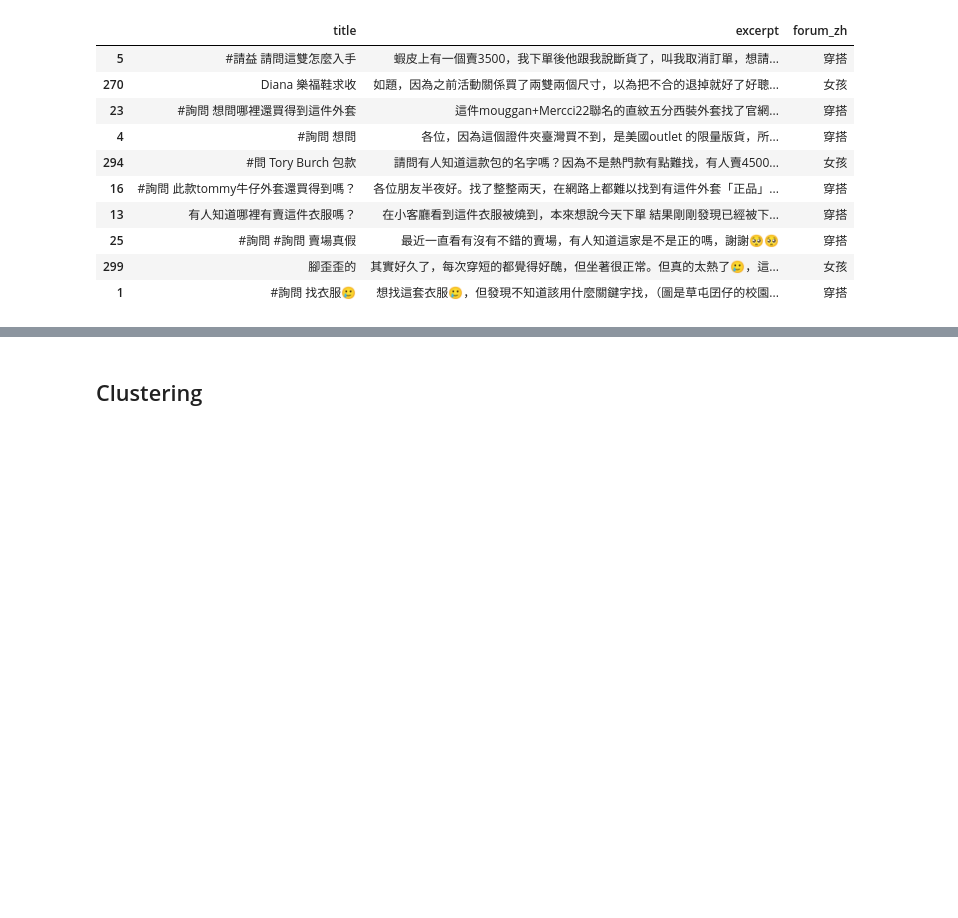
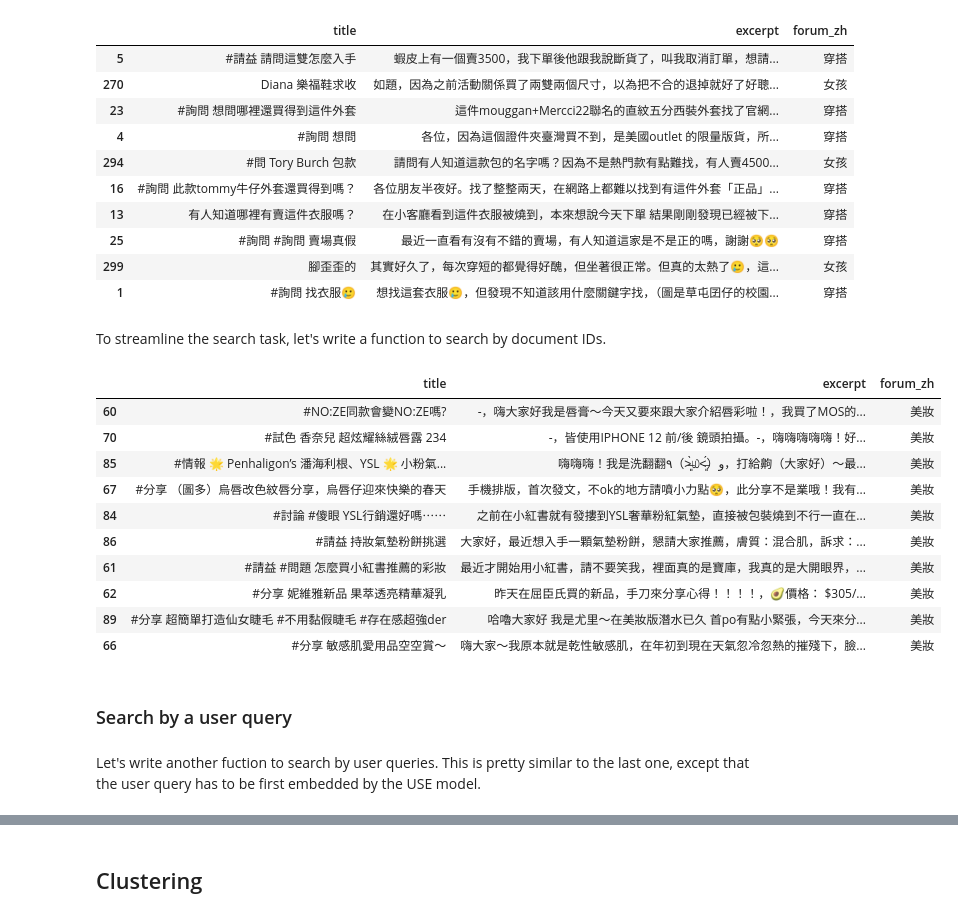
Before and after one commit to howard-haowen/NLP-demos, a Jupyter notebook: NSYSU/W05-transformer-and-document-similarity.ipynb, the cells around one changed output, grey strips where cells are left out. Cells and saved outputs as stored; diff of their text form; code cells hidden in the pictures; blank space fills up the shorter version.

```diff
--- a/NSYSU/W05-transformer-and-document-similarity.ipynb
+++ b/NSYSU/W05-transformer-and-document-similarity.ipynb
@@ -155,10 +173,10 @@ numpy.ndarray
 # %% [markdown]
 The following snippet is taken from [this post](https://towardsdatascience.com/how-to-build-a-semantic-search-engine-with-transformers-and-faiss-dcbea307a0e8).
 # %%
-def create_index_embeddings(doc_vectors: np.array,
-                            index_series: np.array):
+def create_index_embeddings(embed_arrays: np.array,
+                            index_arrays: np.array):
     # Step 1: Change data type
-    embeddings = np.array([embedding for embedding in doc_vectors]).astype("float32")
+    embeddings = embed_arrays.astype("float32")
 
     # Step 2: Instantiate the index using a type of distance, which is L2 here
     index = faiss.IndexFlatL2(embeddings.shape[1])
@@ -167,7 +185,7 @@ def create_index_embeddings(doc_vectors: np.array,
     index = faiss.IndexIDMap(index)
 
     # Step 4: Add vectors and their IDs
-    index.add_with_ids(embeddings, index_series)
+    index.add_with_ids(embeddings, index_arrays)
 
     return index, embeddings
 # %%
@@ -183,5 +205,4 @@ Let's retrieve the 10 nearest neighbours of the document with the ID 5.
 # %%
-docid = 5
 D, I = index.search(np.array([faiss_embeddings[docid]]), k=10)
 print(f'L2 distance: {D.flatten().tolist()}\n\nDoc IDs: {I.flatten().tolist()}')
 # %% [output]
@@ -217,3 +238,41 @@ df.loc[I.flatten(), cols_to_show]
 | 25 | #詢問 #詢問 賣場真假 | 最近一直看有沒有不錯的賣場，有人知道這家是不是正的嗎，謝謝🥺🥺 | 穿搭 |
 | 299 | 腳歪歪的 | 其實好久了，每次穿短的都覺得好醜，但坐著很正常。但真的太熱了🥲，這... | 女孩 |
 | 1 | #詢問 找衣服🥲 | 想找這套衣服🥲，但發現不知道該用什麼關鍵字找，（圖是草屯囝仔的校園... | 穿搭 |
+# %% [markdown]
+To streamline the search task, let's write a function to search by document IDs.
+# %%
+def search_by_docid(docid: int, #Docid in the corpus
+                    index=index, #Faiss index
+                    faiss_embeddings=faiss_embeddings, #Faiss embeddings
+                    df=df, #Corpus in dataframe
+                    topK=10): #TopK results
+
+    # make sure the docid is in the corpus
+    assert df.index.min() <= docid <= df.index.max()
+
+    # indexes of the topK nearest neighbors of the query text
+    D, I = index.search(np.array([faiss_embeddings[docid]]), k=topK)
+
+    # results
+    cols_to_show = ['title', 'excerpt', 'forum_zh']
+    results_df = df.loc[I.flatten(), cols_to_show]
+    return results_df
+# %%
+results_df = search_by_docid(60)
+results_df
+# %% [output]
+|  | title | excerpt | forum_zh |
+| 60 | #NO:ZE同款會變NO:ZE嗎? | -，嗨大家好我是唇膏～今天又要來跟大家介紹唇彩啦！，我買了MOS的... | 美妝 |
+| 70 | #試色 香奈兒 超炫耀絲絨唇露 234 | -，皆使用IPHONE 12 前/後 鏡頭拍攝。-，嗨嗨嗨嗨嗨！好... | 美妝 |
+| 85 | #情報 🌟 Penhaligon’s 潘海利根、YSL 🌟 小粉氣... | 嗨嗨嗨！我是洗翻翻٩（˃̶͈̀௰˂̶͈́）و，打給齁（大家好）～最... | 美妝 |
+| 67 | #分享 （圖多）烏唇改色紋唇分享，烏唇仔迎來快樂的春天 | 手機排版，首次發文，不ok的地方請噴小力點🥺，此分享不是業哦！我有... | 美妝 |
+| 84 | #討論 #傻眼 YSL行銷還好嗎⋯⋯ | 之前在小紅書就有發摟到YSL奢華粉紅氣墊，直接被包裝燒到不行一直在... | 美妝 |
+| 86 | #請益 持妝氣墊粉餅挑選 | 大家好，最近想入手一顆氣墊粉餅，懇請大家推薦，膚質：混合肌，訴求：... | 美妝 |
+| 61 | #請益 #問題 怎麼買小紅書推薦的彩妝 | 最近才開始用小紅書，請不要笑我，裡面真的是寶庫，我真的是大開眼界，... | 美妝 |
+| 62 | #分享 妮維雅新品 果萃透亮精華凝乳 | 昨天在屈臣氏買的新品，手刀來分享心得！！！！，🥑價格： $305/... | 美妝 |
+| 89 | #分享 超簡單打造仙女睫毛 #不用黏假睫毛 #存在感超強der | 哈嚕大家好 我是尤里～在美妝版潛水已久 首po有點小緊張，今天來分... | 美妝 |
+| 66 | #分享 敏感肌愛用品空空賞～ | 嗨大家～我原本就是乾性敏感肌，在年初到現在天氣忽冷忽熱的摧殘下，臉... | 美妝 |
+# %% [markdown]
+### Search by a user query
+# %% [markdown]
+Let's write another fuction to search by user queries. This is pretty similar to the last one, except that the user query has to be first embedded by the USE model.
```
Also changed, not shown: parts of 34 cells of this notebook.
